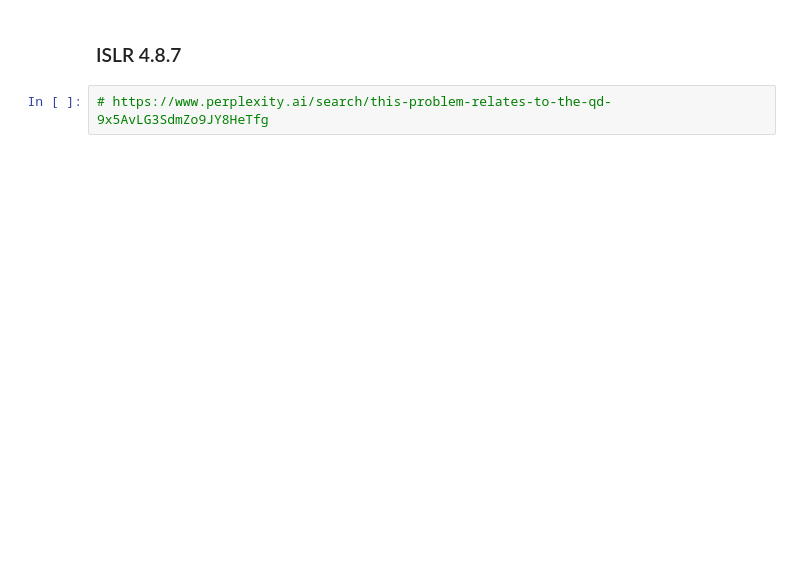
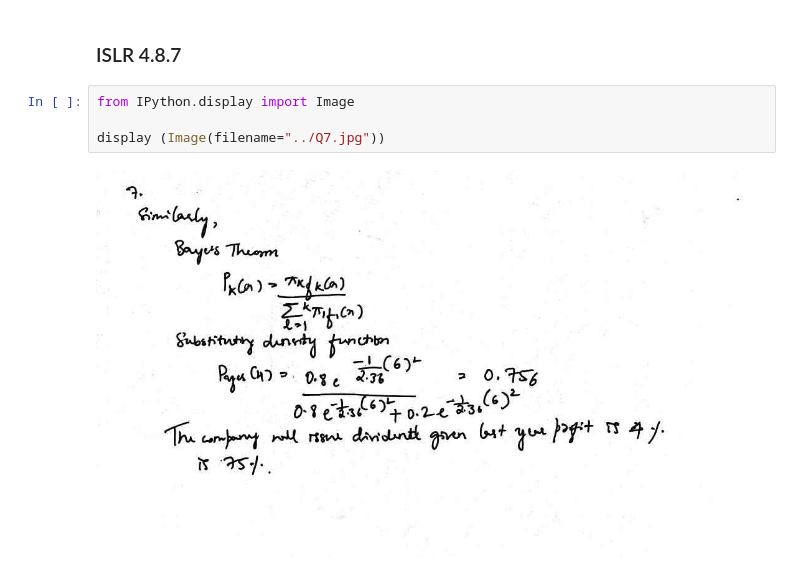
Before and after one commit to Hit07/human-activity-recognition-ml, a Jupyter notebook: Notebook/HW4.ipynb, the cells around one changed output. Cells and saved outputs as stored; diff of their text form; blank space fills up the shorter version.

```diff
--- a/Notebook/HW4.ipynb
+++ b/Notebook/HW4.ipynb
@@ -1221,4 +1215,8 @@ The Multinomial Naive Bayes classifier appears to be the better method for this
 # %% [markdown]
 ### ISLR 4.8.7
 # %%
-# https://www.perplexity.ai/search/this-problem-relates-to-the-qd-9x5AvLG3SdmZo9JY8HeTfg
+from IPython.display import Image
+
+display (Image(filename="../Q7.jpg"))
+# %% [output]
+[figure, added]
```
Also changed, not shown: parts of 12 cells of this notebook, 2 other files.
